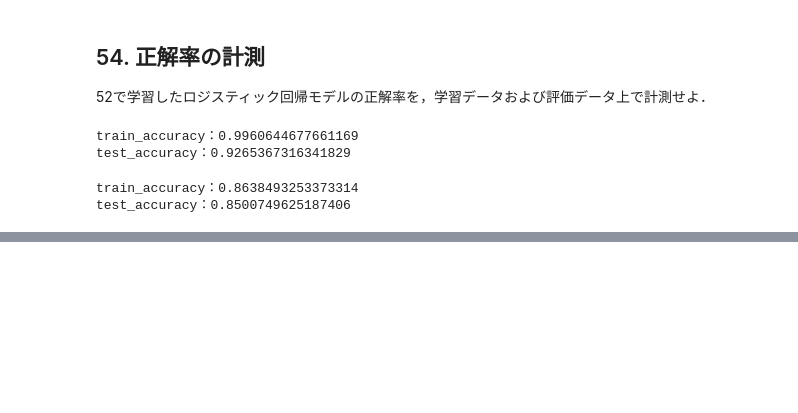
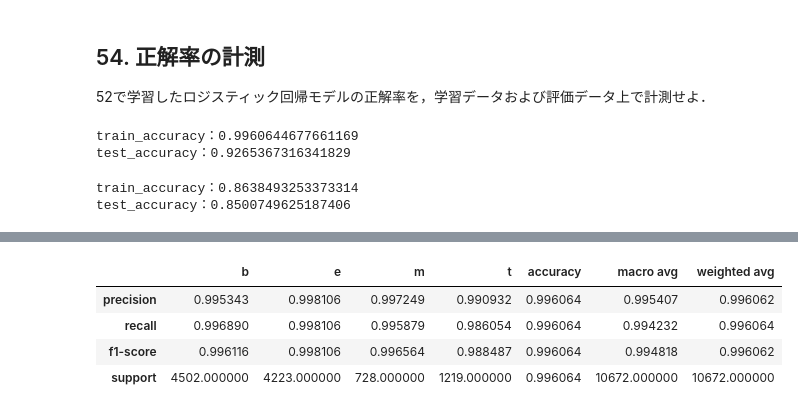
Before and after one commit to m0chi1216/hlab2023-nlp100, a Jupyter notebook: 6/chap6.ipynb, the cells around one changed output, grey strips where cells are left out. Saved outputs shown, nothing was run; the diff lists cells and outputs as text; code cells hidden in the pictures; blank space fills up the shorter version.

```diff
--- a/6/chap6.ipynb
+++ b/6/chap6.ipynb
@@ -195,7 +200,7 @@ test_y = test_y["CATEGORY"]
 from sklearn.linear_model import LogisticRegression
 
 model = LogisticRegression(random_state=42)
-model.fit(train_count, train_y)
+model.fit(train_x, train_y)
 # %% [output]
 STOP: TOTAL NO. of ITERATIONS REACHED LIMIT.
 
@@ -263,0 +284,7 @@ test_accuracy：0.8500749625187406
+# %%
+from sklearn.metrics import confusion_matrix
+y_true_train = train_y
+y_pred_train = model.predict(train_x)
+
+y_true_test = test_y
+y_pred_test = model.predict(test_x)
@@ -263,0 +332,8 @@ test_accuracy：0.8500749625187406
+# %%
+pd.DataFrame(classification_report(y_true_train, y_pred_train, output_dict=True))
+# %% [output]
+|  | b | e | m | t | accuracy | macro avg | weighted avg |
+| precision | 0.995343 | 0.998106 | 0.997249 | 0.990932 | 0.996064 | 0.995407 | 0.996062 |
+| recall | 0.996890 | 0.998106 | 0.995879 | 0.986054 | 0.996064 | 0.994232 | 0.996064 |
+| f1-score | 0.996116 | 0.998106 | 0.996564 | 0.988487 | 0.996064 | 0.994818 | 0.996062 |
+| support | 4502.000000 | 4223.000000 | 728.000000 | 1219.000000 | 0.996064 | 10672.000000 | 10672.000000 |
```
Also changed, not shown: parts of 20 cells of this notebook, 3 other files.
